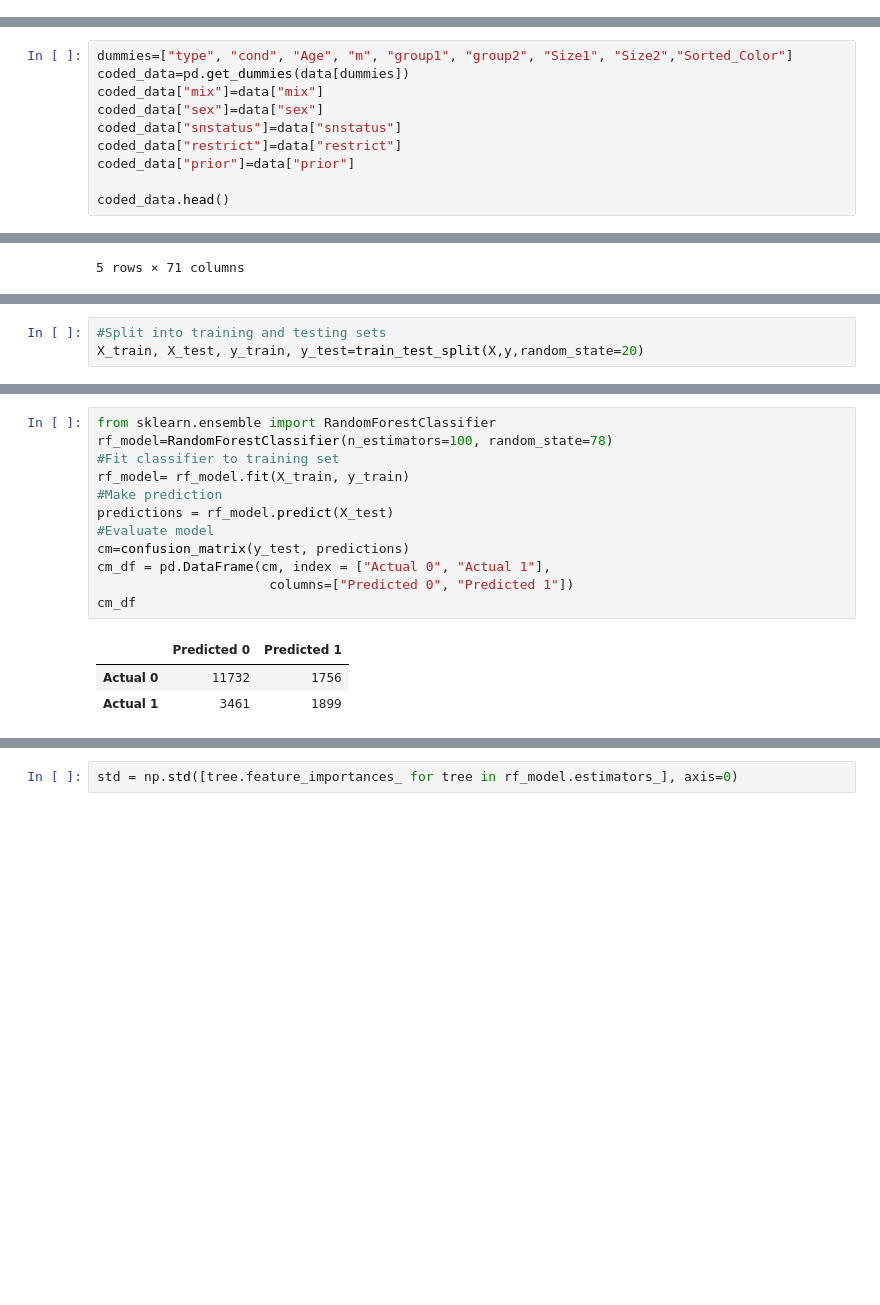
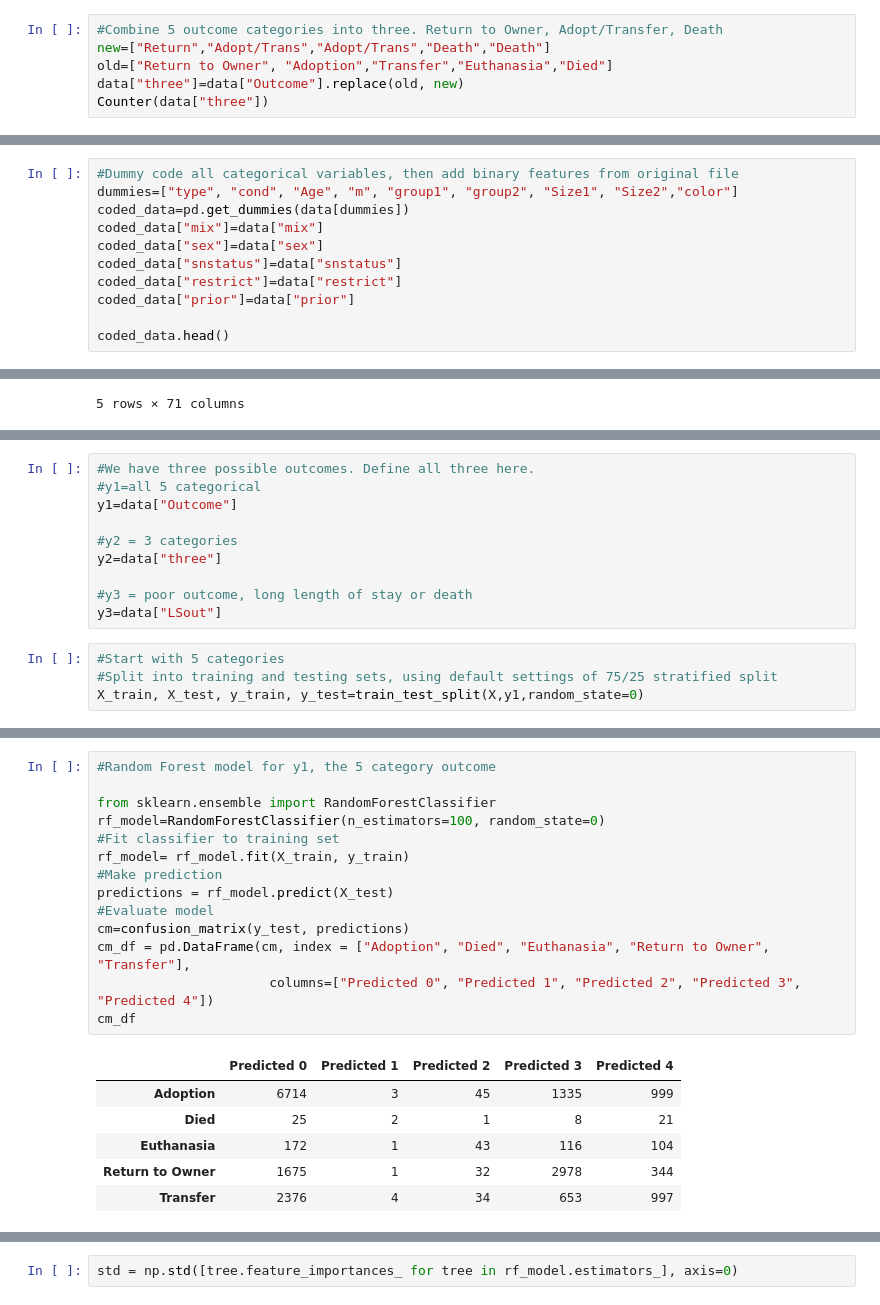
Before and after one commit to M-Outlaw/BootCamp-Mod-20-Animal_Shelter_Analysis, a Jupyter notebook: MLprep.ipynb, the cells around one changed output, grey strips where cells are left out. Drawn from its saved outputs; the diff is of its cells as text; blank space fills up the shorter version.

```diff
--- a/MLprep.ipynb
+++ b/MLprep.ipynb
@@ -169,0 +147,6 @@ Name: outcome, dtype: int64
+# %%
+#Combine 5 outcome categories into three. Return to Owner, Adopt/Transfer, Death
+new=["Return","Adopt/Trans","Adopt/Trans","Death","Death"]
+old=["Return to Owner", "Adoption","Transfer","Euthanasia","Died"]
+data["three"]=data["Outcome"].replace(old, new)
+Counter(data["three"])
@@ -170,5 +155,6 @@ Name: outcome, dtype: int64
 # %%
-dummies=["type", "cond", "Age", "m", "group1", "group2", "Size1", "Size2","Sorted_Color"]
+#Dummy code all categorical variables, then add binary features from original file
+dummies=["type", "cond", "Age", "m", "group1", "group2", "Size1", "Size2","color"]
 coded_data=pd.get_dummies(data[dummies])
 coded_data["mix"]=data["mix"]
 coded_data["sex"]=data["sex"]
@@ -285,6 +266,17 @@ Counter({0: 54138, 1: 21254})
+# %%
+#We have three possible outcomes. Define all three here.
+#y1=all 5 categorical
+y1=data["Outcome"]
+
+#y2 = 3 categories
+y2=data["three"]
+
+#y3 = poor outcome, long length of stay or death
+y3=data["LSout"]
 # %%
-#Split into training and testing sets
-X_train, X_test, y_train, y_test=train_test_split(X,y,random_state=20)
+#Start with 5 categories
+#Split into training and testing sets, using default settings of 75/25 stratified split
+X_train, X_test, y_train, y_test=train_test_split(X,y1,random_state=0)
 # %%
 #Check numbers for train v test
 print(X_train.shape)
@@ -299,19 +291,24 @@ print(y_test.shape)
 # %%
+#Random Forest model for y1, the 5 category outcome
+
 from sklearn.ensemble import RandomForestClassifier
-rf_model=RandomForestClassifier(n_estimators=100, random_state=78)
+rf_model=RandomForestClassifier(n_estimators=100, random_state=0)
 #Fit classifier to training set
 rf_model= rf_model.fit(X_train, y_train)
 #Make prediction
 predictions = rf_model.predict(X_test)
 #Evaluate model
 cm=confusion_matrix(y_test, predictions)
-cm_df = pd.DataFrame(cm, index = ["Actual 0", "Actual 1"],
-                      columns=["Predicted 0", "Predicted 1"])
+cm_df = pd.DataFrame(cm, index = ["Adoption", "Died", "Euthanasia", "Return to Owner", "Transfer"],
+                      columns=["Predicted 0", "Predicted 1", "Predicted 2", "Predicted 3", "Predicted 4"])
 cm_df
 # %% [output]
-|  | Predicted 0 | Predicted 1 |
-| Actual 0 | 11732 | 1756 |
-| Actual 1 | 3461 | 1899 |
+|  | Predicted 0 | Predicted 1 | Predicted 2 | Predicted 3 | Predicted 4 |
+| Adoption | 6714 | 3 | 45 | 1335 | 999 |
+| Died | 25 | 2 | 1 | 8 | 21 |
+| Euthanasia | 172 | 1 | 43 | 116 | 104 |
+| Return to Owner | 1675 | 1 | 32 | 2978 | 344 |
+| Transfer | 2376 | 4 | 34 | 653 | 997 |
 # %%
 print(rf_model.score(X_train,y_train))
 print(rf_model.score(X_test, y_test))
```
Also changed, not shown: parts of 65 cells of this notebook.
